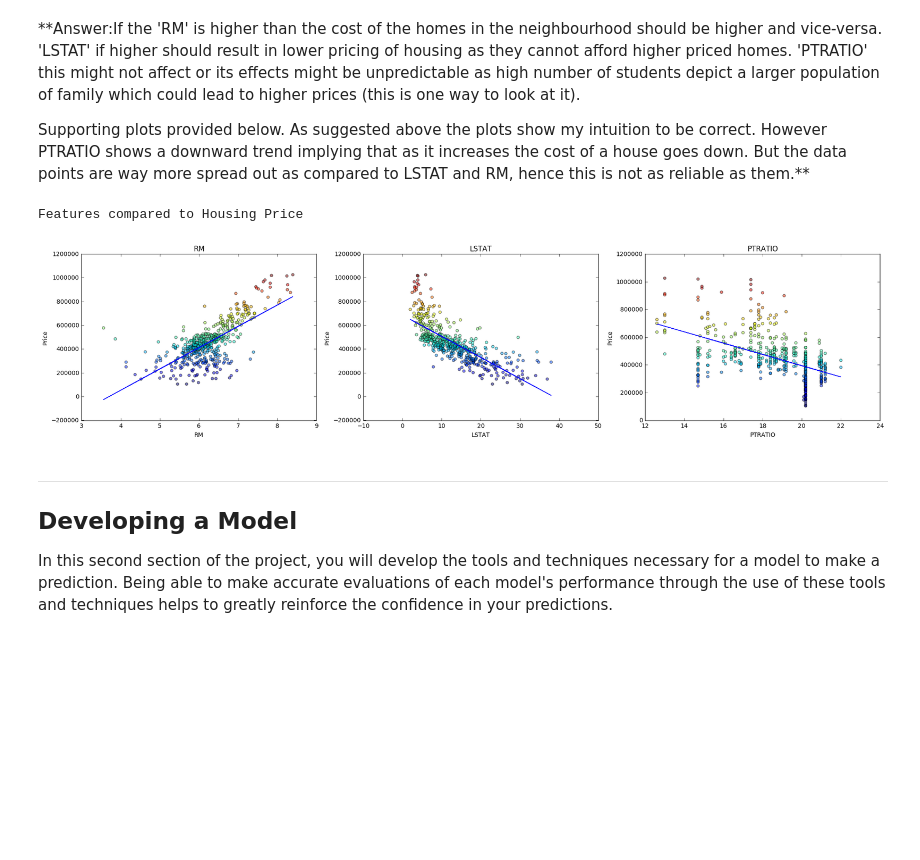
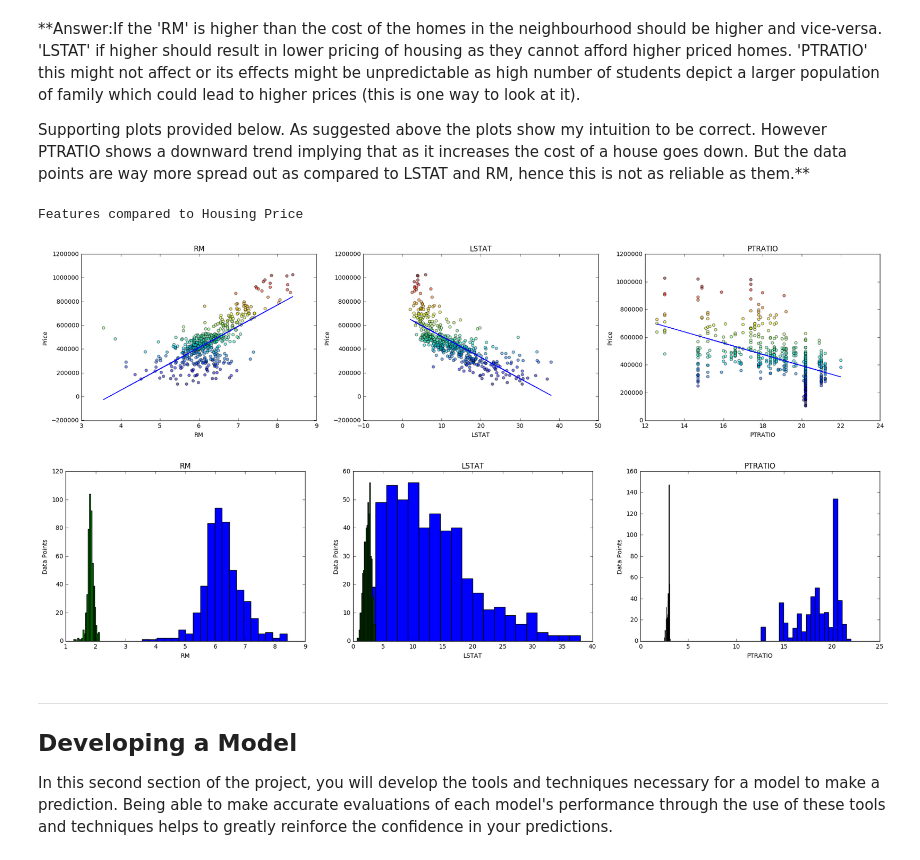
Before and after one commit to finalelement/udacity_nd_ml, a Jupyter notebook: boston_housing/boston_housing.ipynb, the cells around one changed output. Drawn from its saved outputs; the diff is of its cells as text; code cells hidden in the pictures; blank space fills up the shorter version.

```diff
--- a/boston_housing/boston_housing.ipynb
+++ b/boston_housing/boston_housing.ipynb
@@ -101,26 +101,42 @@ Supporting plots provided below. As suggested above the plots show my intuition
 # %%
 from sklearn.linear_model import LinearRegression
 from matplotlib import pyplot as plt
 
 sub_plot = range(131, 131 + 3)
 
 print 'Features compared to Housing Price'
 fig = plt.figure(figsize=(24, 5))
+
 
 reg = LinearRegression()
 for i, feat in enumerate(['RM','LSTAT','PTRATIO']):
     single_feat = data[feat].reshape(-1,1)
     reg.fit(single_feat, prices)
     plt.subplot(sub_plot[i])
     plt.plot(single_feat, reg.predict(single_feat))
     plt.scatter(data[feat], prices, alpha=0.5, c=prices )
     plt.title(feat)
     plt.xlabel(feat)
     plt.ylabel('Price')
     plt.show
+
+sub_plot = range(131, 131 + 3)
+
+fig = plt.figure(figsize=(24, 5))
+
+for i, feat in enumerate(['RM','LSTAT','PTRATIO']):
+    single_feat = data[feat].reshape(-1,1)
+    plt.subplot(sub_plot[i])
+    plt.hist(single_feat, bins = 20)
+    plt.hist(np.log(single_feat), bins = 20)
+    plt.title(feat)
+    plt.xlabel(feat)
+    plt.ylabel('Data Points')
+    plt.show
 # %% [output]
 Features compared to Housing Price
 [figure]
+[figure, added]
 # %% [markdown]
 ----
 
```
Also changed, not shown: parts of 5 cells of this notebook, 1 other file.
